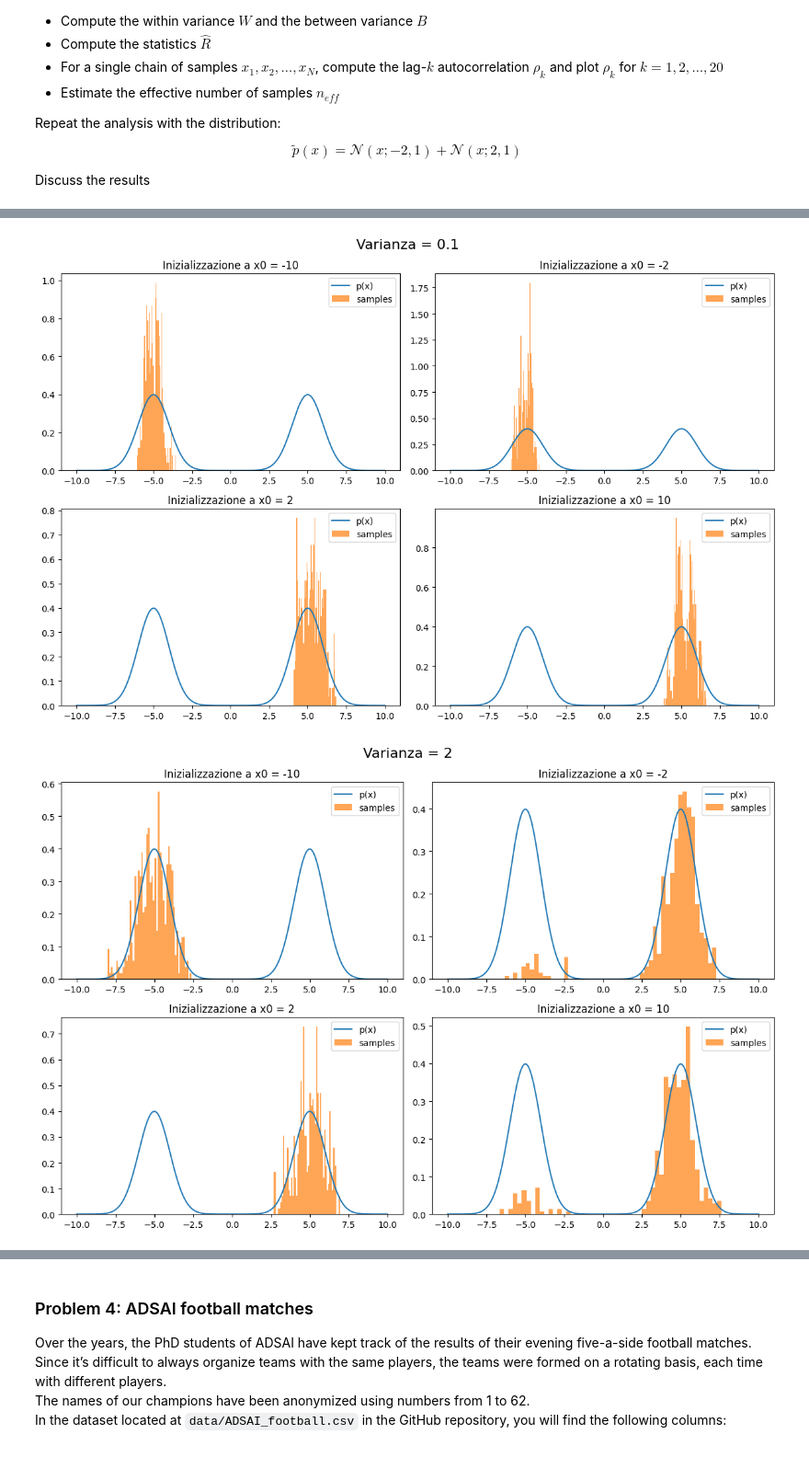
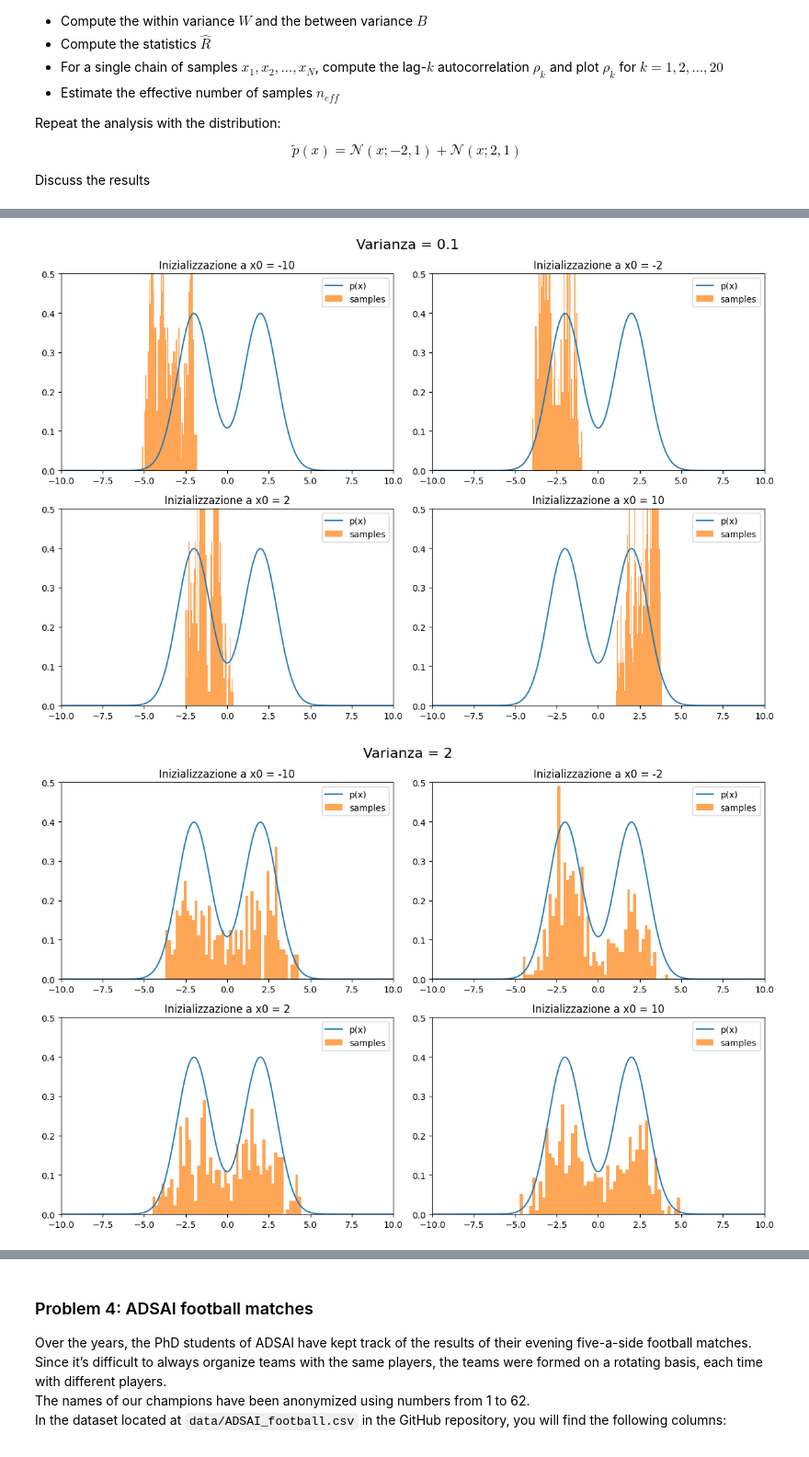
Before and after one commit to TommasoPiscitelli/PML2025, a Jupyter notebook: Homeworks/Homework_2.ipynb, the cells around one changed output, grey strips where cells are left out. Shown at 92% size. Drawn from its saved outputs; the diff is of its cells as text; code cells hidden in the pictures.

```diff
--- a/Homeworks/Homework_2.ipynb
+++ b/Homeworks/Homework_2.ipynb
@@ -157,7 +157,7 @@ def q_y_given_x(y, x, sigma):
 
 def p_tilde(x):
     #your code here
-    return stats.norm(-5, 1).pdf(x) + stats.norm(5, 1).pdf(x)
+    return stats.norm(-2, 1).pdf(x) + stats.norm(2, 1).pdf(x)
 
 def metropolis_hastings(x_0, n, sigma):
     rejections = 0
@@ -187,7 +187,7 @@ def metropolis_hastings(x_0, n, sigma):
     return x, rejections
 
 def within_variance(m, n, initial_value, sigma):
-    initial_value = np.asarray(initial_value)  # assicura che sia un array NumPy
+    initial_value = np.asarray(initial_value)
     burn_in = int(n/2)
 
     if len(initial_value) != m:
@@ -195,6 +195,7 @@ def within_variance(m, n, initial_value, sigma):
 
     S = []
     mean  = []
+
     for x_0 in initial_value:
         x,_ = metropolis_hastings(x_0, n, sigma)
         x = x[burn_in:]
@@ -204,10 +205,10 @@ def within_variance(m, n, initial_value, sigma):
 
     within_variance = sum(S)/m
     between_variance = sum((mean - np.mean(mean)) ** 2) * (n / (m - 1))
-    upper_buond = (n - 1) / m * within_variance + 1 / n * between_variance
+    upper_buond = ((n - 1) / m) * within_variance + (1 / n) * between_variance
     R = np.sqrt(upper_buond / within_variance)
 
-    return within_variance, between_variance, upper_buond, R
+    return print(f'within variance: {within_variance} \n between variance: {between_variance} \n upper bound: {upper_buond} \n R: {R}')
 
 
 
@@ -308,38 +308,43 @@ axs[1, 1].hist(x_4, bins=50, density=True, alpha=0.7, label='samples')
 axs[1, 1].set_title('Inizializzazione a x0 = 10')
 axs[1, 1].legend()
 
+for ax in axs.flat:
+    ax.set_xlim(-10, 10)
+    ax.set_ylim(0, 0.5)
 plt.tight_layout()
 plt.show()
 # %% [output]
-[figure, old version]
+[figure, new version]
 # %%
 fig, axs = plt.subplots(2, 2, figsize=(12, 8))
 plt.suptitle('Varianza = 2', fontsize=16)
 
 axs[0, 0].plot(t, p_tilde(t), label='p(x)')
 axs[0, 0].hist(y_1, bins=50, density=True, alpha=0.7, label='samples')
 axs[0, 0].set_title('Inizializzazione a x0 = -10')
 axs[0, 0].legend()
 
 axs[0, 1].plot(t, p_tilde(t), label='p(x)')
 axs[0, 1].hist(y_2, bins=50, density=True, alpha=0.7, label='samples')
 axs[0, 1].set_title('Inizializzazione a x0 = -2')
 axs[0, 1].legend()
 
 axs[1, 0].plot(t, p_tilde(t), label='p(x)')
 axs[1, 0].hist(y_3, bins=50, density=True, alpha=0.7, label='samples')
 axs[1, 0].set_title('Inizializzazione a x0 = 2')
 axs[1, 0].legend()
 
 axs[1, 1].plot(t, p_tilde(t), label='p(x)')
 axs[1, 1].hist(y_4, bins=50, density=True, alpha=0.7, label='samples')
 axs[1, 1].set_title('Inizializzazione a x0 = 10')
 axs[1, 1].legend()
-
+for ax in axs.flat:
+    ax.set_xlim(-10, 10)
+    ax.set_ylim(0, 0.5)
 plt.tight_layout()
 plt.show()
 # %% [output]
-[figure, old version]
+[figure, new version]
 # %%
 # sm.tsa.acf(x, nlags=5)
 fig, axs = plt.subplots(2, 2, figsize=(12, 8))
```
Also changed, not shown: parts of 6 cells of this notebook.
